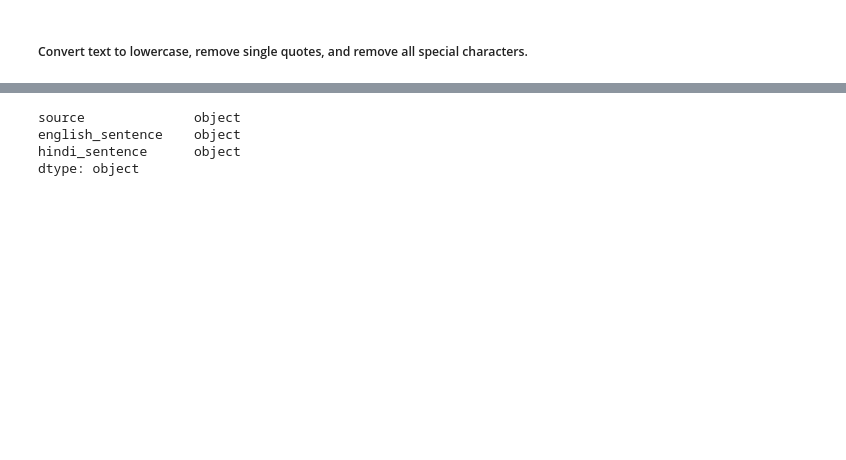
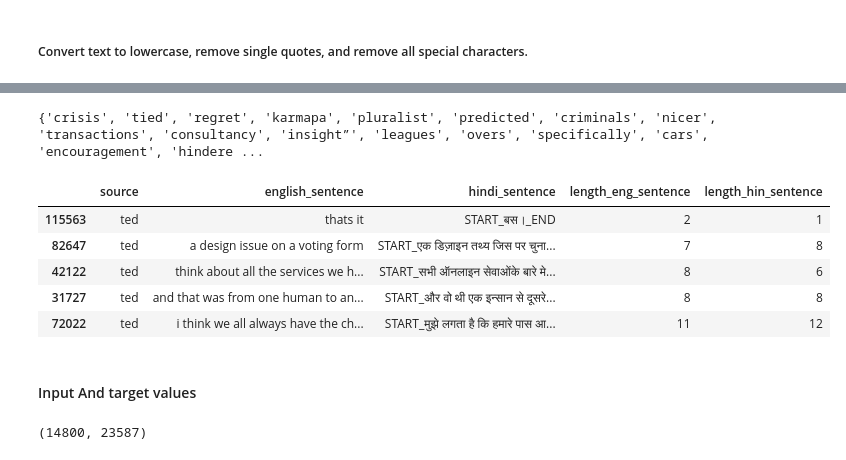
Before and after one commit to Abdelhamid2c/AI-Powered-Language-Translation, a Jupyter notebook: Notebook/Untitled.ipynb, the cells around one changed output, grey strips where cells are left out. Cells and saved outputs as stored; diff of their text form; code cells hidden in the pictures; blank space fills up the shorter version.

```diff
--- a/Notebook/Untitled.ipynb
+++ b/Notebook/Untitled.ipynb
@@ -25,6 +25,6 @@ data_lines.head(5)
 | 3 | ted | what we really mean is that they'... | हम ये नहीं कहना चाहते कि वो ध्यान... |
 | 4 | indic2012 | .The ending portion of these Veda... | इन्हीं वेदों का अंतिम भाग उपनिषद ... |
 # %%
-ted_source = data_lines.source == 'ted'
-data_lines = data_lines[ted_source]
+ted_source = data.source == 'ted'
+data = data[ted_source]
 # %%
@@ -44,7 +44,10 @@ english_sentence    0
 hindi_sentence      0
 dtype: int64
 # %%
-data_lines.drop_duplicates(inplace = True)
-print(f'Shape of data after deleting duplicate values: {data_lines.shape}')
+data.drop_duplicates(inplace = True)
+print(f'Shape of data after deleting duplicate values: {data.shape}')
 # %% [output]
 Shape of data after deleting duplicate values: (38803, 3)
+# %%
+data_lines=data.sample(n=28000,random_state=42)
+data_lines.shape
@@ -93,7 +105,21 @@ data_lines.sample(5)
 # %%
-data_lines.dtypes
+all_eng_words   = get_all_words('english_sentence')
+all_hindi_words = get_all_words('hindi_sentence')
+
+print(all_eng_words)
 # %% [output]
-source              object
-english_sentence    object
-hindi_sentence      object
-dtype: object
+{'crisis', 'tied', 'regret', 'karmapa', 'pluralist', 'predicted', 'criminals', 'nicer', 'transactions', 'consultancy', 'insight”', 'leagues', 'overs', 'specifically', 'cars', 'encouragement', 'hindere ...
+# %%
+data_lines['length_eng_sentence']=data_lines['english_sentence'].apply(lambda x:len(x.split(" ")))
+data_lines['length_hin_sentence']=data_lines['hindi_sentence'].apply(lambda x:len(x.split(" ")))
+# %%
+data_lines.sample(5)
+# %% [output]
+|  | source | english_sentence | hindi_sentence | length_eng_sentence | length_hin_sentence |
+| 115563 | ted | thats it | START_बस।_END | 2 | 1 |
+| 82647 | ted | a design issue on a voting form | START_एक डिजा़इन तथ्य जिस पर चुना... | 7 | 8 |
+| 42122 | ted | think about all the services we h... | START_सभी ऑनलाइन सेवाओंके बारे मे... | 8 | 6 |
+| 31727 | ted | and that was from one human to an... | START_और वो थी एक इन्सान से दूसरे... | 8 | 8 |
+| 72022 | ted | i think we all always have the ch... | START_मुझे लगता है कि हमारे पास आ... | 11 | 12 |
+# %% [markdown]
+#### Input And target values
@@ -99,0 +132,8 @@ dtype: object
+# %%
+input_words = sorted(list(all_eng_words))
+target_words = sorted(list(all_hindi_words))
+num_encoder_tokens = len(all_eng_words)
+num_decoder_tokens = len(all_hindi_words)
+num_encoder_tokens, num_decoder_tokens
+# %% [output]
+(14800, 23587)
```
Also changed, not shown: parts of 10 cells of this notebook.
